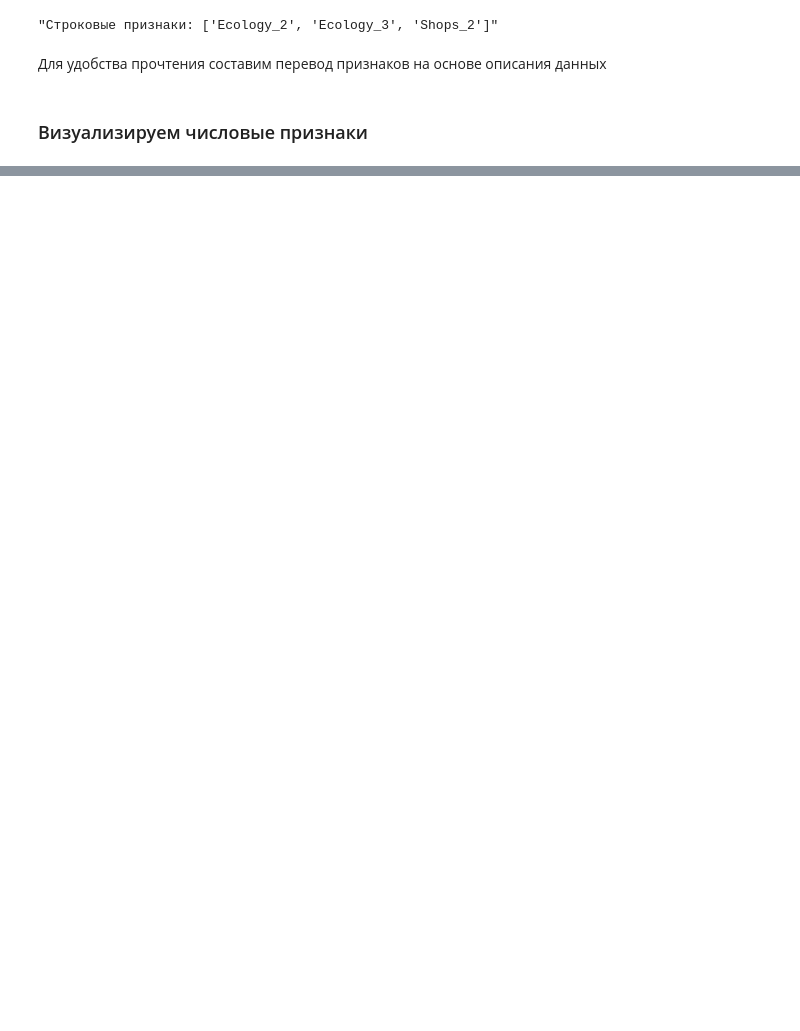
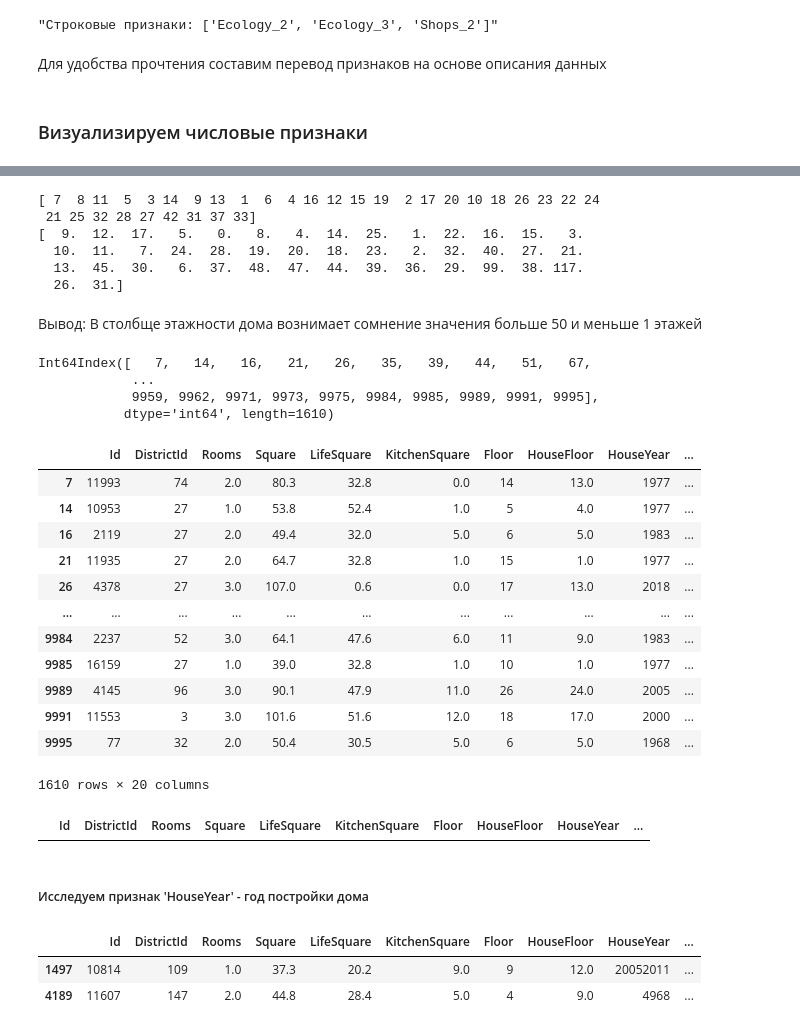
Before and after one commit to pamaxpower/PyLib, a Jupyter notebook: Course_project/cp.ipynb, the cells around one changed output, grey strips where cells are left out. Cells and saved outputs as stored; diff of their text form; code cells hidden in the pictures; blank space fills up the shorter version.

```diff
--- a/Course_project/cp.ipynb
+++ b/Course_project/cp.ipynb
@@ -318,0 +588,2 @@ sns.boxplot(train_data['LifeSquare'])
+# %%
+train_data.loc[(train_data['KitchenSquare'] > (train_data['Square'] - train_data['LifeSquare'])), ['KitchenSquare']] = train_data['Square'] - train_data['LifeSquare']
@@ -318,0 +629,40 @@ sns.boxplot(train_data['LifeSquare'])
+# %%
+# посомтрим уникальные значения в обоих столбцах
+for el in FloorList:
+    print(train_data[el].unique())
+# %% [output]
+[ 7  8 11  5  3 14  9 13  1  6  4 16 12 15 19  2 17 20 10 18 26 23 22 24
+ 21 25 32 28 27 42 31 37 33]
+[  9.  12.  17.   5.   0.   8.   4.  14.  25.   1.  22.  16.  15.   3.
+  10.  11.   7.  24.  28.  19.  20.  18.  23.   2.  32.  40.  27.  21.
+  13.  45.  30.   6.  37.  48.  47.  44.  39.  36.  29.  99.  38. 117.
+  26.  31.]
+# %% [markdown]
+Вывод: В столбще этажности дома вознимает сомнение значения больше 50 и меньше 1 этажей
+# %%
+train_data.loc[((train_data['HouseFloor'] > 50) | (train_data['HouseFloor'] < 1)), 'HouseFloor'] = train_data['HouseFloor'].median()
+# %%
+# также стоит проверить значения, где указанный этаж больше количества этажей в доме
+index_floor = train_data.loc[(train_data['Floor'] > train_data['HouseFloor']), 'HouseFloor'].index
+index_floor
+# %% [output]
+Int64Index([   7,   14,   16,   21,   26,   35,   39,   44,   51,   67,
+            ...
+            9959, 9962, 9971, 9973, 9975, 9984, 9985, 9989, 9991, 9995],
+           dtype='int64', length=1610)
+# %%
+train_data[(train_data['Floor'] > train_data['HouseFloor'])]
+# %% [output]
+|  | Id | DistrictId | Rooms | Square | LifeSquare | KitchenSquare | Floor | HouseFloor | HouseYear | ... |
+| 7 | 11993 | 74 | 2.0 | 80.3 | 32.8 | 0.0 | 14 | 13.0 | 1977 | ... |
+| 14 | 10953 | 27 | 1.0 | 53.8 | 52.4 | 1.0 | 5 | 4.0 | 1977 | ... |
+| 16 | 2119 | 27 | 2.0 | 49.4 | 32.0 | 5.0 | 6 | 5.0 | 1983 | ... |
+| 21 | 11935 | 27 | 2.0 | 64.7 | 32.8 | 1.0 | 15 | 1.0 | 1977 | ... |
+| 26 | 4378 | 27 | 3.0 | 107.0 | 0.6 | 0.0 | 17 | 13.0 | 2018 | ... |
+| ... | ... | ... | ... | ... | ... | ... | ... | ... | ... | ... |
+| 9984 | 2237 | 52 | 3.0 | 64.1 | 47.6 | 6.0 | 11 | 9.0 | 1983 | ... |
+| 9985 | 16159 | 27 | 1.0 | 39.0 | 32.8 | 1.0 | 10 | 1.0 | 1977 | ... |
+| 9989 | 4145 | 96 | 3.0 | 90.1 | 47.9 | 11.0 | 26 | 24.0 | 2005 | ... |
+| 9991 | 11553 | 3 | 3.0 | 101.6 | 51.6 | 12.0 | 18 | 17.0 | 2000 | ... |
+| 9995 | 77 | 32 | 2.0 | 50.4 | 30.5 | 5.0 | 6 | 5.0 | 1968 | ... |
+1610 rows × 20 columns
@@ -318,0 +672,13 @@ sns.boxplot(train_data['LifeSquare'])
+# %%
+train_data[(train_data['Floor'] > train_data['HouseFloor'])]
+# %% [output]
+|  | Id | DistrictId | Rooms | Square | LifeSquare | KitchenSquare | Floor | HouseFloor | HouseYear | ... |
+# %% [markdown]
+##### Исследуем признак 'HouseYear' - год постройки дома
+# %%
+# Посмотрим даты, которые больше текущей даты
+train_data[train_data['HouseYear'] > datetime.now().year]
+# %% [output]
+|  | Id | DistrictId | Rooms | Square | LifeSquare | KitchenSquare | Floor | HouseFloor | HouseYear | ... |
+| 1497 | 10814 | 109 | 1.0 | 37.3 | 20.2 | 9.0 | 9 | 12.0 | 20052011 | ... |
+| 4189 | 11607 | 147 | 2.0 | 44.8 | 28.4 | 5.0 | 4 | 9.0 | 4968 | ... |
```
Also changed, not shown: parts of 76 cells of this notebook, 1 other file.
